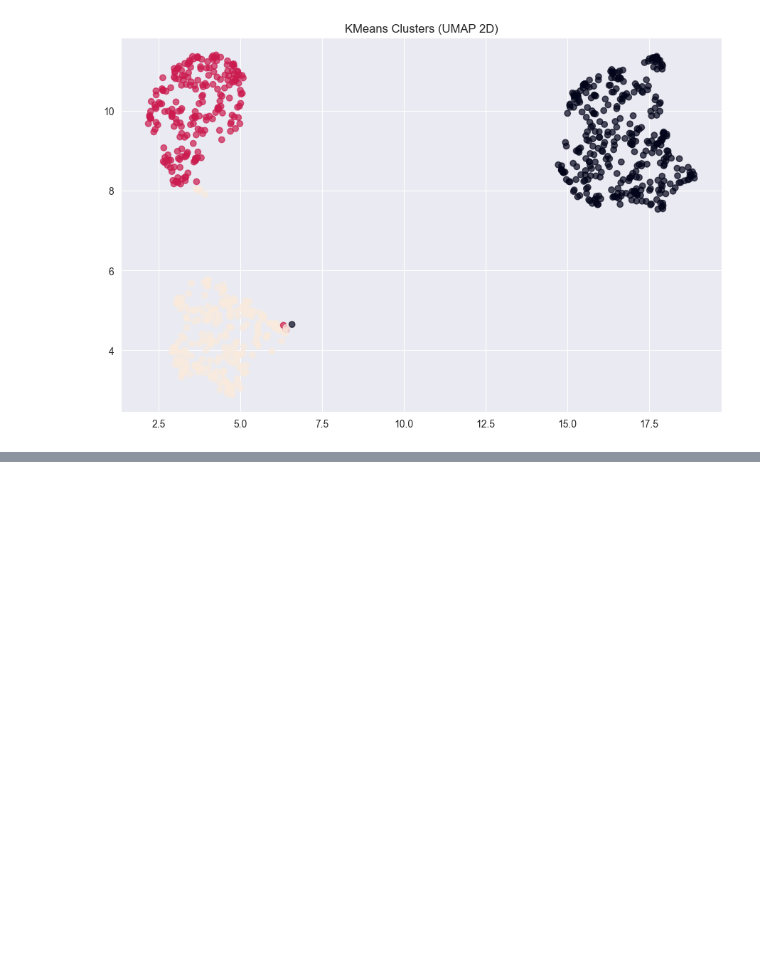
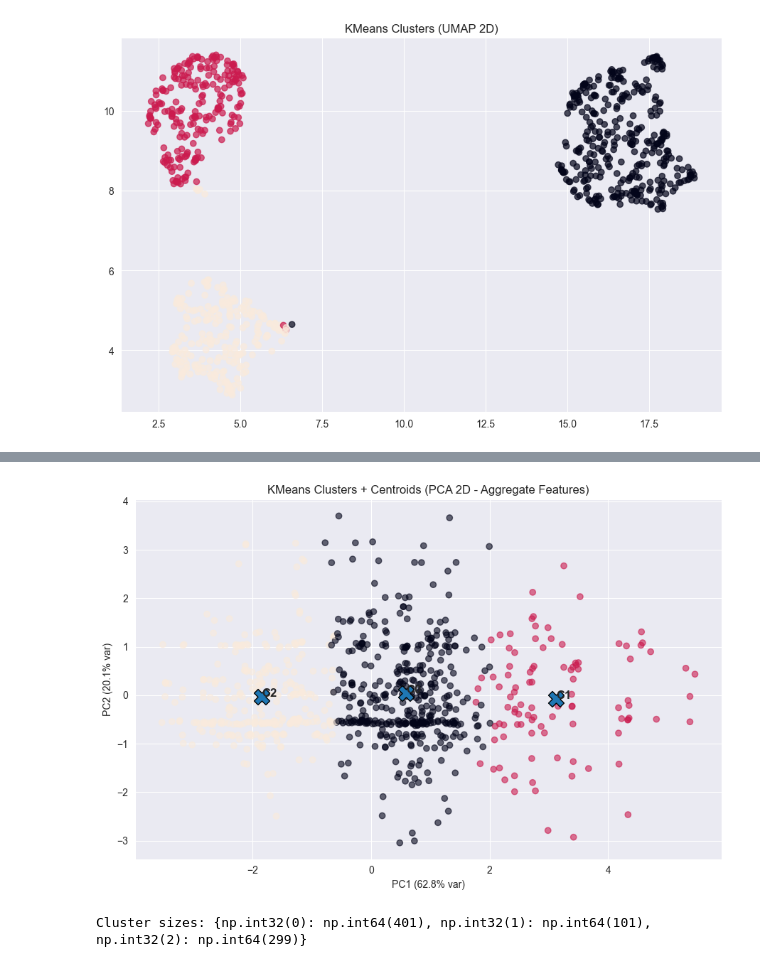
Before and after one commit to Barderus/pokemon-analysis, a Jupyter notebook: Notebooks/03 - Clustering.ipynb, the cells around one changed output, grey strips where cells are left out. Cells and saved outputs as stored; diff of their text form; code cells hidden in the pictures; blank space fills up the shorter version.

Commit message:
Added another section on clustering the aggregate features

```diff
--- a/Notebooks/03 - Clustering.ipynb
+++ b/Notebooks/03 - Clustering.ipynb
@@ -314,0 +228,14 @@ plt.show()
+# %%
+df_cluster_scaled1 = pd.DataFrame(
+    scaler.fit_transform(df_cluster1),
+    columns=X1_features,
+    index=df.index
+)
+# %%
+kmeans1 = KMeans(n_clusters=3, random_state=42, n_init="auto")
+labels1 = kmeans1.fit_predict(df_cluster_scaled1)
+X_2d1 = pca.fit_transform(df_cluster_scaled1[X1_features])
+# %%
+df_cluster_scaled1["cluster"] = labels1
+df_cluster1["cluster"] = labels1
+X_2d1 = pca.fit_transform(df_cluster_scaled1[X1_features])
@@ -314,0 +266,22 @@ plt.show()
+# %%
+centroids_2d1 = pca.transform(kmeans1.cluster_centers_)
+# %%
+plt.figure(figsize=(9, 6))
+plt.scatter(X_2d1[:, 0], X_2d1[:, 1], c=labels1, alpha=0.6)
+plt.scatter(centroids_2d1[:, 0], centroids_2d1[:, 1], marker="X", s=250, edgecolor="black")
+
+for i, (x, y) in enumerate(centroids_2d1):
+    plt.text(x, y, f"C{i}", fontsize=12, fontweight="bold")
+
+plt.title("KMeans Clusters + Centroids (PCA 2D - Aggregate Features)")
+plt.xlabel(f"PC1 ({pca.explained_variance_ratio_[0]*100:.1f}% var)")
+plt.ylabel(f"PC2 ({pca.explained_variance_ratio_[1]*100:.1f}% var)")
+plt.tight_layout()
+plt.show()
+# %% [output]
+[figure, added]
+# %%
+unique, counts = np.unique(labels1, return_counts=True)
+print("Cluster sizes:", dict(zip(unique, counts)))
+# %% [output]
+Cluster sizes: {np.int32(0): np.int64(401), np.int32(1): np.int64(101), np.int32(2): np.int64(299)}
```
Also changed, not shown: parts of 31 cells of this notebook.
